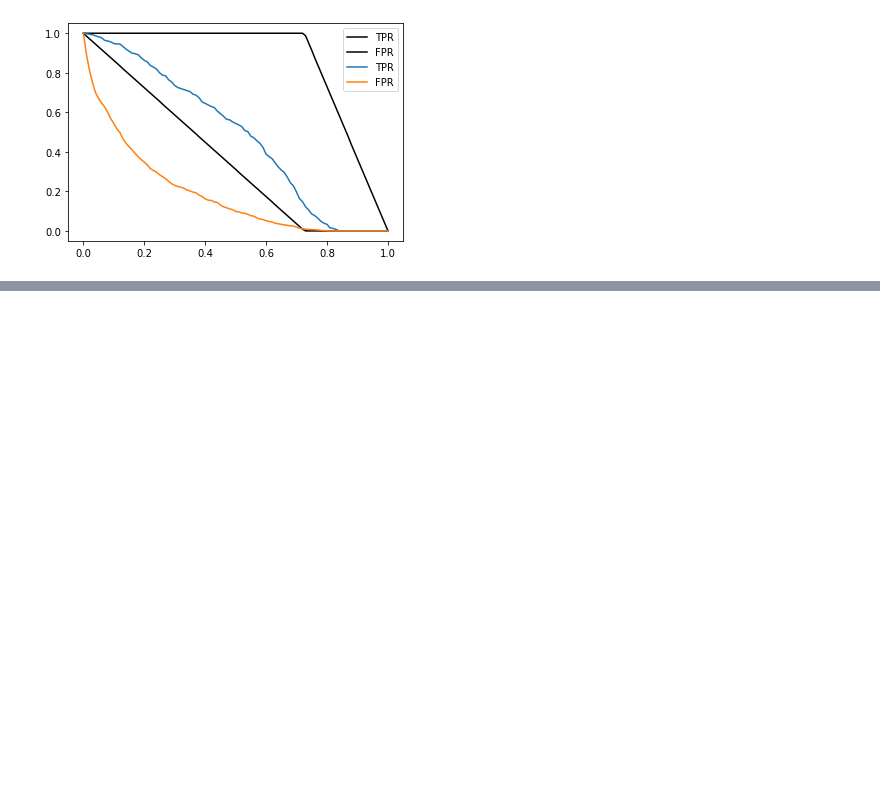
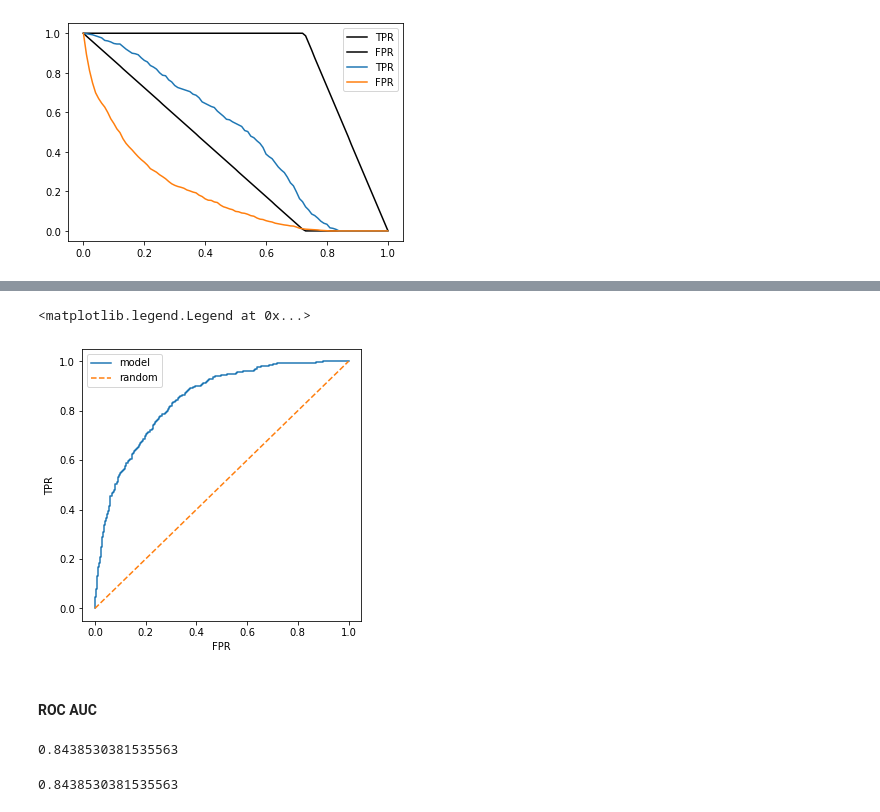
Before and after one commit to Debere1/ML_Course, a Jupyter notebook: 3. logistic regression/Evaluation.ipynb, the cells around one changed output, grey strips where cells are left out. Drawn from its saved outputs; the diff is of its cells as text; code cells hidden in the pictures; blank space fills up the shorter version.

```diff
--- a/3. logistic regression/Evaluation.ipynb
+++ b/3. logistic regression/Evaluation.ipynb
@@ -379,0 +396,18 @@ plt.legend()
+# %%
+fpr, tpr, thresholds =roc_curve(y_val, y__pred)
+# %%
+plt.figure(figsize=(5,5))
+
+plt.plot(fpr, tpr, label='model')
+plt.plot([0,1], [0,1], label='random', linestyle= '--')
+#plt.plot(df_rand.fpr, df_rand.tpr, label='random')
+#plt.plot(df_ideal.fpr, df_ideal.tpr, label= 'ideal')
+
+plt.xlabel('FPR')
+plt.ylabel('TPR')
+plt.legend()
+# %% [output]
+<matplotlib.legend.Legend at 0x...>
+[figure, added]
+# %% [markdown]
+#### ROC AUC
@@ -379,0 +416,9 @@ plt.legend()
+# %%
+auc(fpr, tpr)
+# %% [output]
+0.8438530381535563
+# %%
+fpr, tpr, thresholds =roc_curve(y_val, y__pred)
+auc(fpr, tpr)
+# %% [output]
+0.8438530381535563
```
Also changed, not shown: parts of 9 cells of this notebook.
